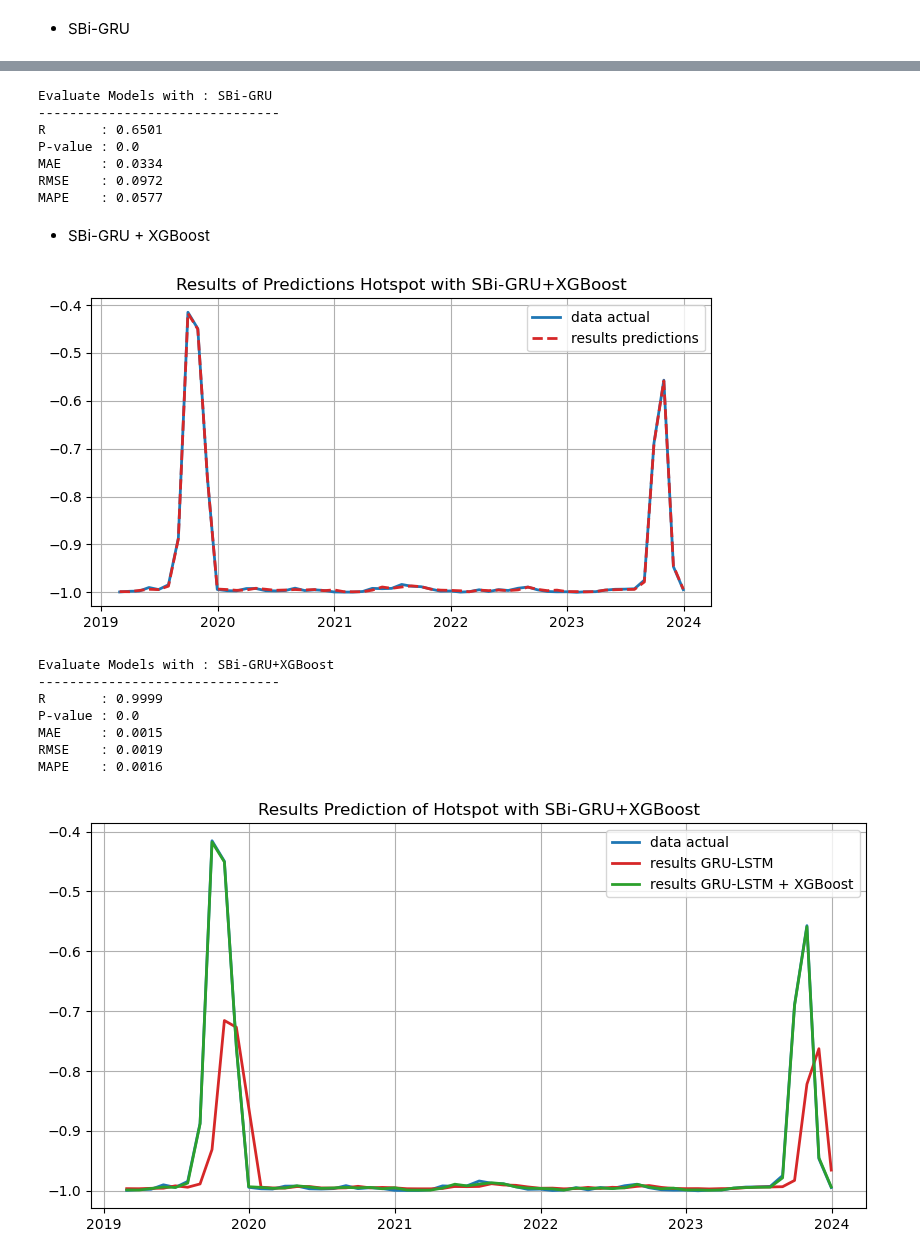
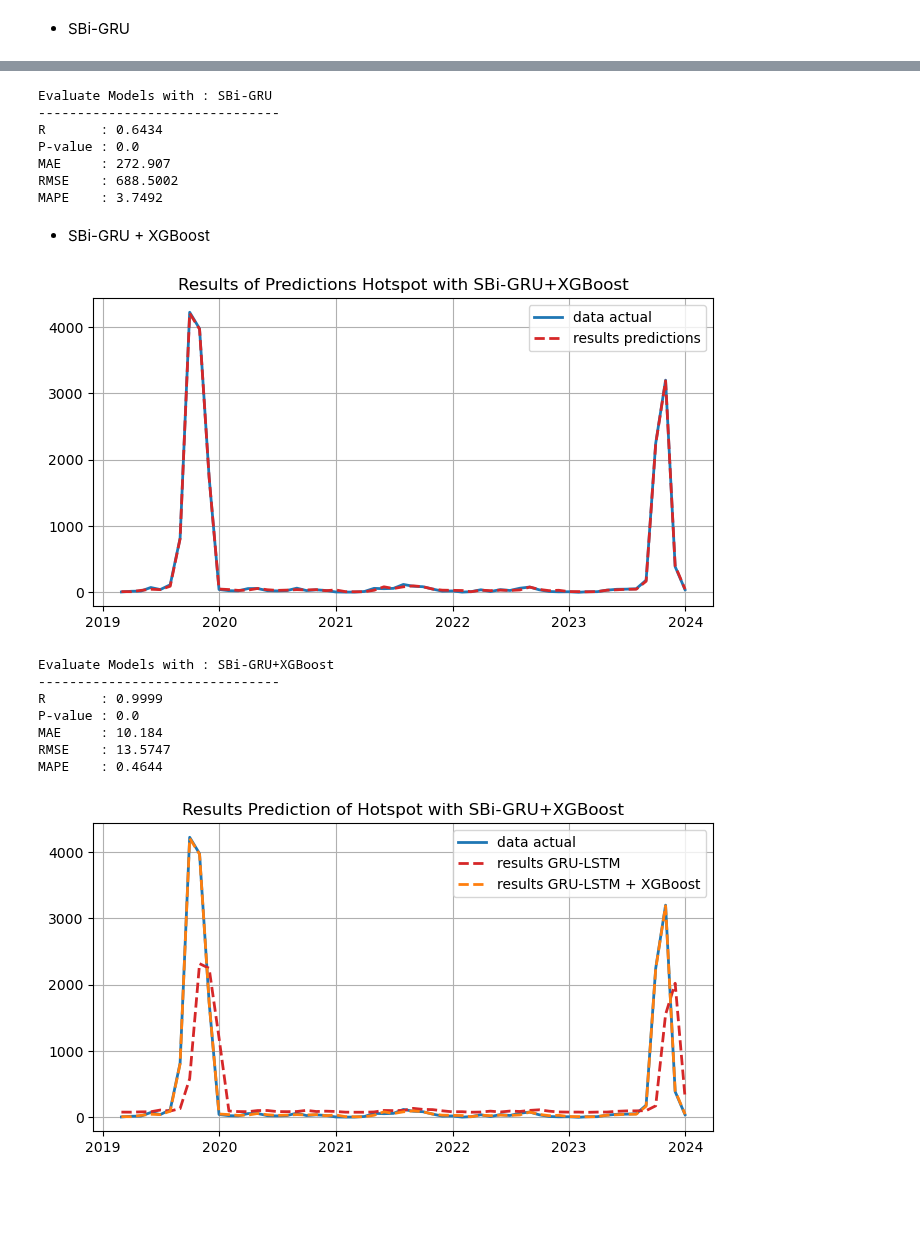
Before and after one commit to kusin/2024_BOPTN_Hopsot, a Jupyter notebook: M1.ipynb, the cells around one changed output, grey strips where cells are left out. Cells and saved outputs as stored; diff of their text form; code cells hidden in the pictures; blank space fills up the shorter version.

```diff
--- a/M1.ipynb
+++ b/M1.ipynb
@@ -57,7 +53,7 @@ lineplot1(dataset["acq_date"], dataset["hotspot"], "Hotspot di Sumatera Selatan
 ### 2. Praproses Data
 # %%
 # proses normalisasi min-max
-scaled = normalized(dataset, ["hotspot"])
+scaler, scaled = normalized(dataset, ["hotspot"])
 # %%
 # hasil normalisasi min-max
 lineplot1(dataset["acq_date"], np.array(scaled), "Hotspot di Sumatera Selatan 2001 - 2023")
@@ -221,7 +228,7 @@ gru_history, gru_predictions = get_predictions(
   model=gru_model,
   x_train=x_train, y_train=y_train,
   x_test=x_test, y_test=y_test,
-  batch_size=4, epochs=1500
+  batch_size=8, epochs=1500
 )
 # %%
 # show loss function
@@ -245,6 +252,6 @@ lineplot4(
 # %%
 # calculate eror
-r, p_value, mae, rmse, mape = evaluate(y_test, gru_predictions)
+r, p_value, mae, rmse, mape = evaluate(inverse(scaler, y_test), inverse(scaler, gru_predictions))
 
 # show eror
 print("Evaluate Models with : "+str("SBi-GRU"))
@@ -257,11 +264,11 @@ print("MAPE    : "+str(mape))
 # %% [output]
 Evaluate Models with : SBi-GRU
 -------------------------------
-R       : 0.6501
+R       : 0.6434
 P-value : 0.0
-MAE     : 0.0334
-RMSE    : 0.0972
-MAPE    : 0.0577
+MAE     : 272.907
+RMSE    : 688.5002
+MAPE    : 3.7492
 # %% [markdown]
 - SBi-GRU + XGBoost
 # %%
@@ -275,15 +282,15 @@ xgb_predictions = get_XGBoost(
 # show result predictions
 lineplot4(
   date=np.array(dataset["acq_date"].iloc[len(y_train)+2:]),
-  ytrue=y_test,
-  ypred=xgb_predictions,
+  ytrue=inverse(scaler, y_test),
+  ypred=inverse(scaler, xgb_predictions),
   title="Results of Predictions Hotspot with SBi-GRU+XGBoost"
 )
 # %% [output]
-[figure, old version]
+[figure, new version]
 # %%
 # calculate eror
-r, p_value, mae, rmse, mape = evaluate(y_test, xgb_predictions)
+r, p_value, mae, rmse, mape = evaluate(inverse(scaler, y_test), inverse(scaler, xgb_predictions))
 
 # show eror
 print("Evaluate Models with : "+str("SBi-GRU+XGBoost"))
@@ -298,18 +305,29 @@ Evaluate Models with : SBi-GRU+XGBoost
 -------------------------------
 R       : 0.9999
 P-value : 0.0
-MAE     : 0.0015
-RMSE    : 0.0019
-MAPE    : 0.0016
+MAE     : 10.184
+RMSE    : 13.5747
+MAPE    : 0.4644
 # %%
+# show result predictions
 lineplot5(
+
+  # sumbu x
   date=np.array(dataset["acq_date"].iloc[len(y_train)+2:]),
-  ytrue=y_test,
-  ypred1=gru_predictions,
+
+  # data actual
+  ytrue=inverse(scaler, y_test),
+
+  # hasil SBi-GRU
+  ypred1=inverse(scaler, gru_predictions),
   label1="results GRU-LSTM",
-  ypred2=xgb_predictions,
+
+  # hasil SBi-GRU-XGBoost
+  ypred2=inverse(scaler, xgb_predictions),
   label2="results GRU-LSTM + XGBoost",
+
+  # title
   title="Results Prediction of Hotspot with SBi-GRU+XGBoost"
 )
 # %% [output]
-[figure, old version]
+[figure, new version]
```
Also changed, not shown: parts of 8 cells of this notebook, 4 other files.
